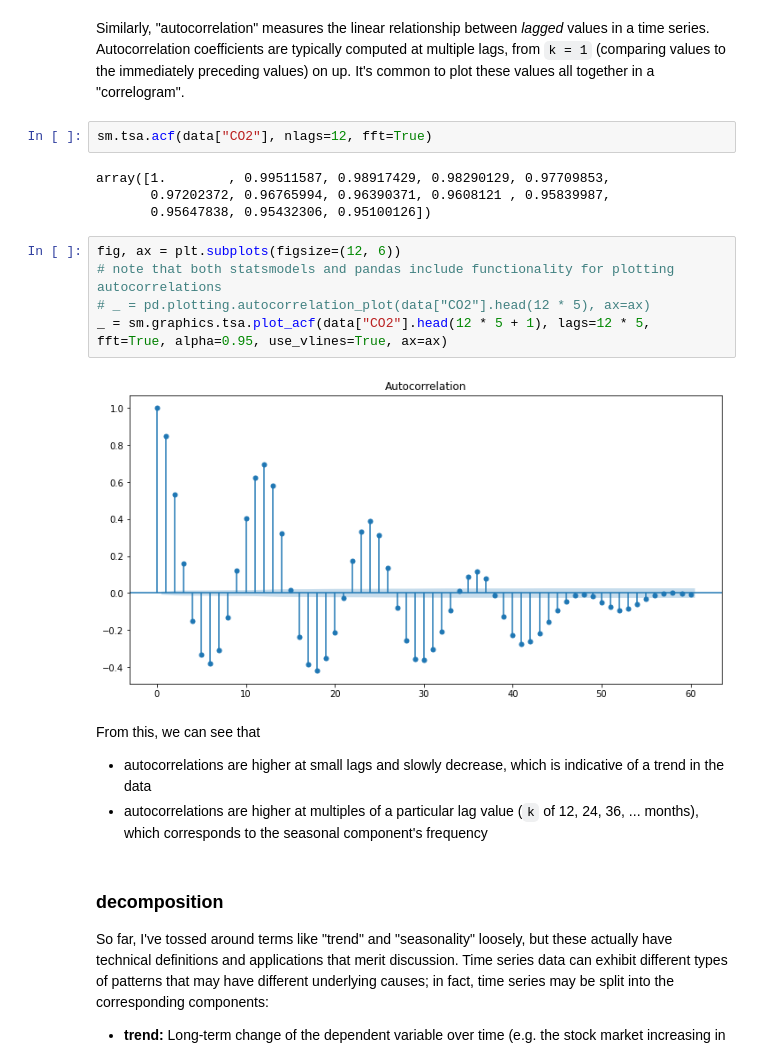
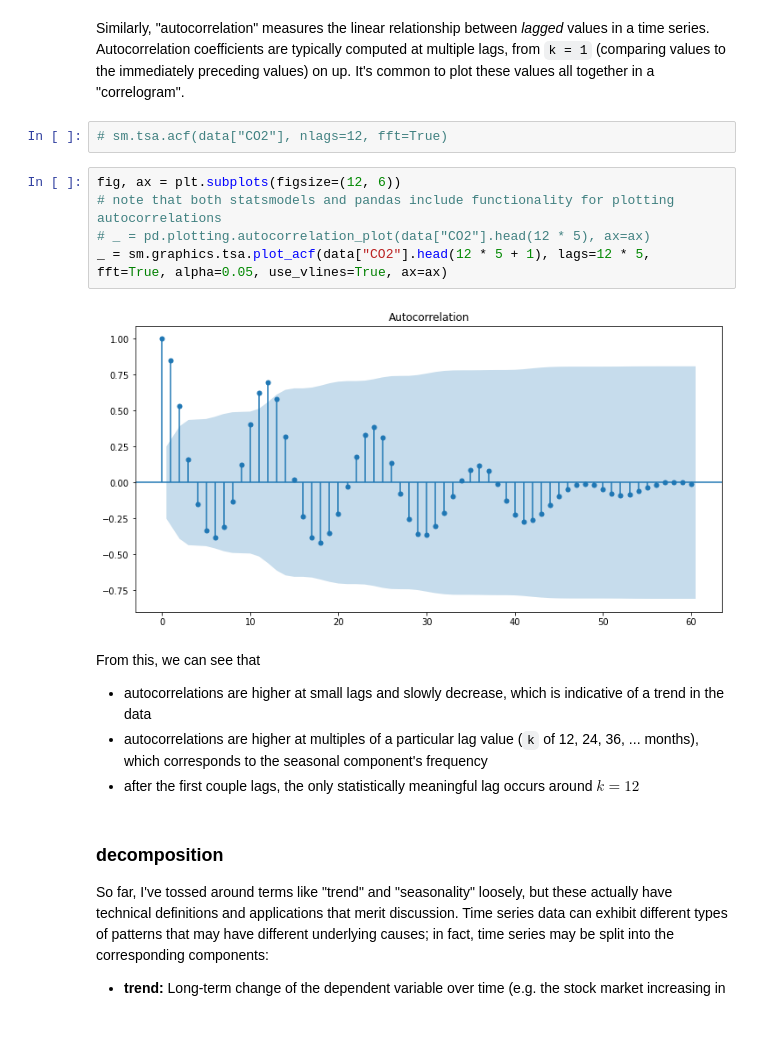
Before and after one commit to bdewilde/data-dives, a Jupyter notebook: notebooks/tutorial.ipynb, the cells around one changed output. Saved outputs shown, nothing was run; the diff lists cells and outputs as text; blank space fills up the shorter version.

```diff
--- a/notebooks/tutorial.ipynb
+++ b/notebooks/tutorial.ipynb
@@ -176,23 +176,20 @@ data.corr(method="spearman")  # not useful here :)
 # %% [markdown]
 Similarly, "autocorrelation" measures the linear relationship between _lagged_ values in a time series. Autocorrelation coefficients are typically computed at multiple lags, from `k = 1` (comparing values to the immediately preceding values) on up. It's common to plot these values all together in a "correlogram".
 # %%
-sm.tsa.acf(data["CO2"], nlags=12, fft=True)
+# sm.tsa.acf(data["CO2"], nlags=12, fft=True)
-# %% [output]
-array([1.        , 0.99511587, 0.98917429, 0.98290129, 0.97709853,
-       0.97202372, 0.96765994, 0.96390371, 0.9608121 , 0.95839987,
-       0.95647838, 0.95432306, 0.95100126])
 # %%
 fig, ax = plt.subplots(figsize=(12, 6))
 # note that both statsmodels and pandas include functionality for plotting autocorrelations
 # _ = pd.plotting.autocorrelation_plot(data["CO2"].head(12 * 5), ax=ax)
-_ = sm.graphics.tsa.plot_acf(data["CO2"].head(12 * 5 + 1), lags=12 * 5, fft=True, alpha=0.95, use_vlines=True, ax=ax)
+_ = sm.graphics.tsa.plot_acf(data["CO2"].head(12 * 5 + 1), lags=12 * 5, fft=True, alpha=0.05, use_vlines=True, ax=ax)
 # %% [output]
-[figure, old version]
+[figure, new version]
 # %% [markdown]
 From this, we can see that
 
 - autocorrelations are higher at small lags and slowly decrease, which is indicative of a trend in the data
 - autocorrelations are higher at multiples of a particular lag value (`k` of 12, 24, 36, ... months), which corresponds to the seasonal component's frequency
+- after the first couple lags, the only statistically meaningful lag occurs around $k = 12$
 # %% [markdown]
 ### decomposition
 
```
Also changed, not shown: parts of 47 cells of this notebook.
